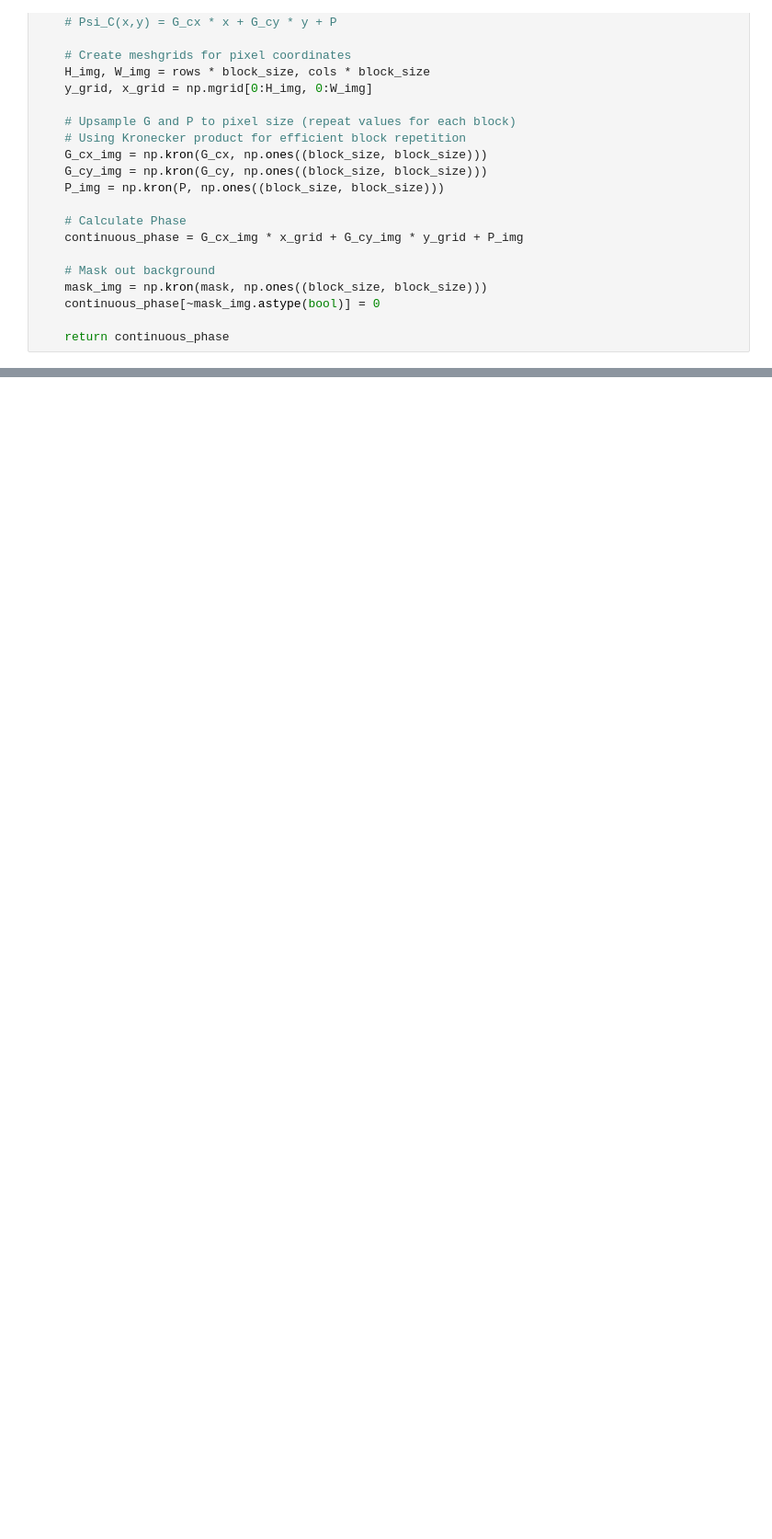
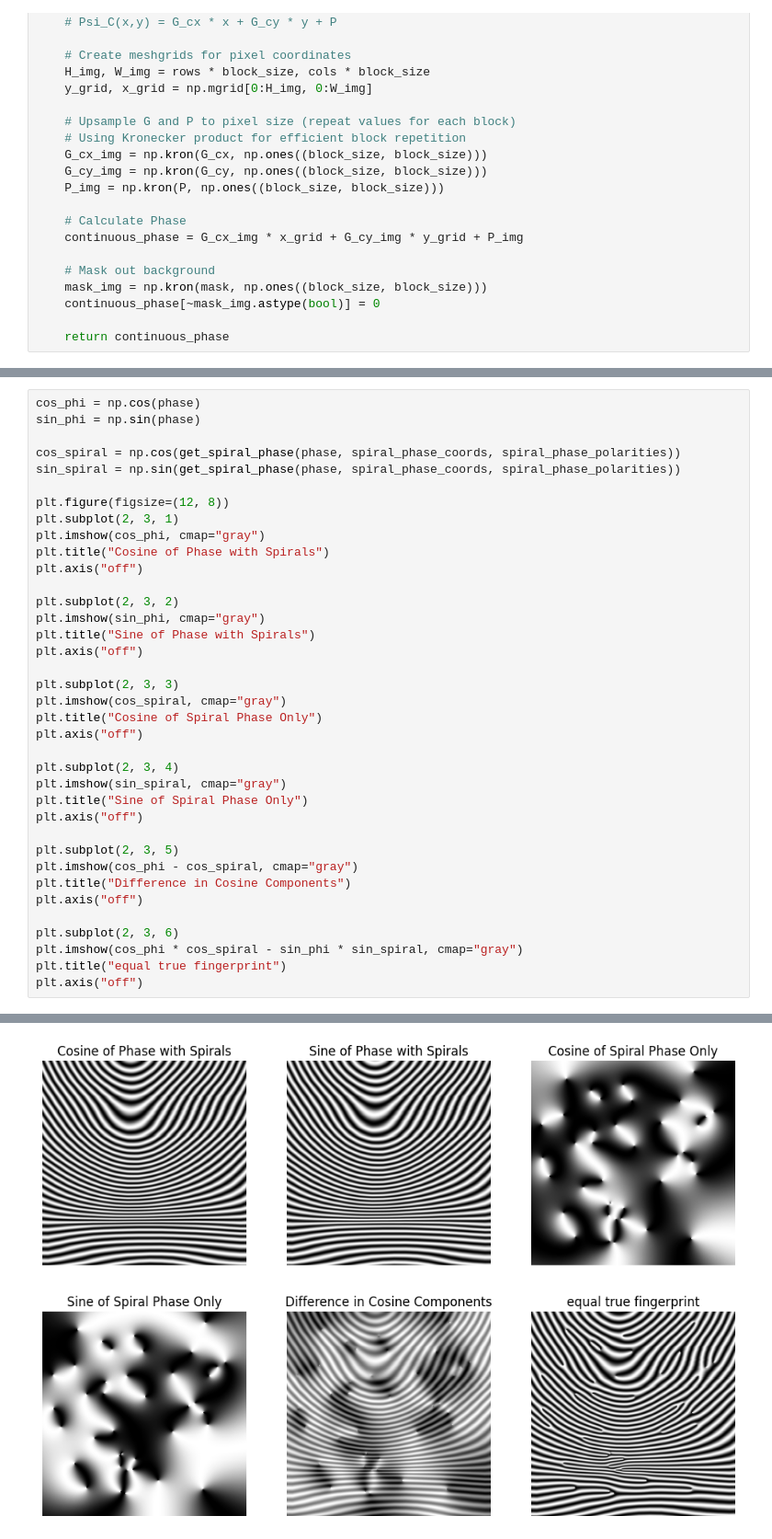
Before and after one commit to therealozp/fingerprint-generator, a Jupyter notebook: omap_to_phase.ipynb, the cells around one changed output, grey strips where cells are left out. Shown at 92% size. Cells and saved outputs as stored; diff of their text form; blank space fills up the shorter version.

```diff
--- a/omap_to_phase.ipynb
+++ b/omap_to_phase.ipynb
@@ -321,0 +323,38 @@ plt.show()
+# %%
+cos_phi = np.cos(phase)
+sin_phi = np.sin(phase)
+
+cos_spiral = np.cos(get_spiral_phase(phase, spiral_phase_coords, spiral_phase_polarities))
+sin_spiral = np.sin(get_spiral_phase(phase, spiral_phase_coords, spiral_phase_polarities))
+
+plt.figure(figsize=(12, 8))
+plt.subplot(2, 3, 1)
+plt.imshow(cos_phi, cmap="gray")
+plt.title("Cosine of Phase with Spirals")
+plt.axis("off")
+
+plt.subplot(2, 3, 2)
+plt.imshow(sin_phi, cmap="gray")
+plt.title("Sine of Phase with Spirals")
+plt.axis("off")
+
+plt.subplot(2, 3, 3)
+plt.imshow(cos_spiral, cmap="gray")
+plt.title("Cosine of Spiral Phase Only")
+plt.axis("off")
+
+plt.subplot(2, 3, 4)
+plt.imshow(sin_spiral, cmap="gray")
+plt.title("Sine of Spiral Phase Only")
+plt.axis("off")
+
+plt.subplot(2, 3, 5)
+plt.imshow(cos_phi - cos_spiral, cmap="gray")
+plt.title("Difference in Cosine Components")
+plt.axis("off")
+
+plt.subplot(2, 3, 6)
+plt.imshow(cos_phi * cos_spiral - sin_phi * sin_spiral, cmap="gray")
+plt.title("equal true fingerprint")
+plt.axis("off")
+# %% [output]
@@ -321,0 +362 @@ plt.show()
+[figure, added]
```
Also changed, not shown: parts of 6 cells of this notebook, 1 other file.
